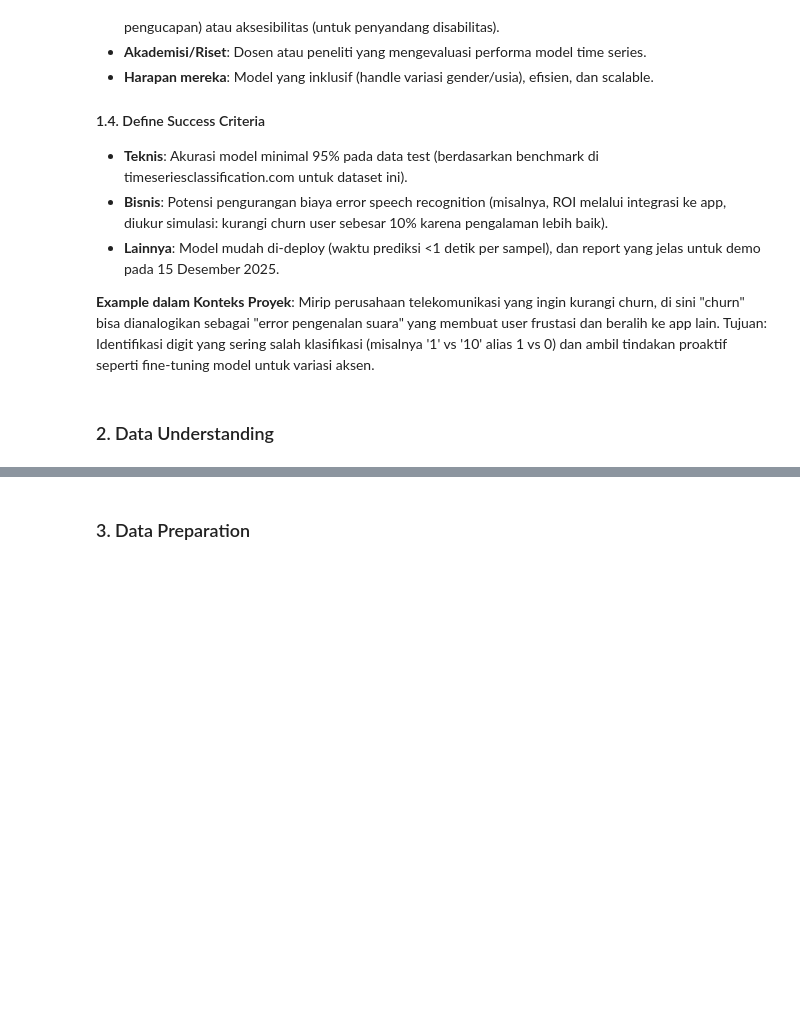
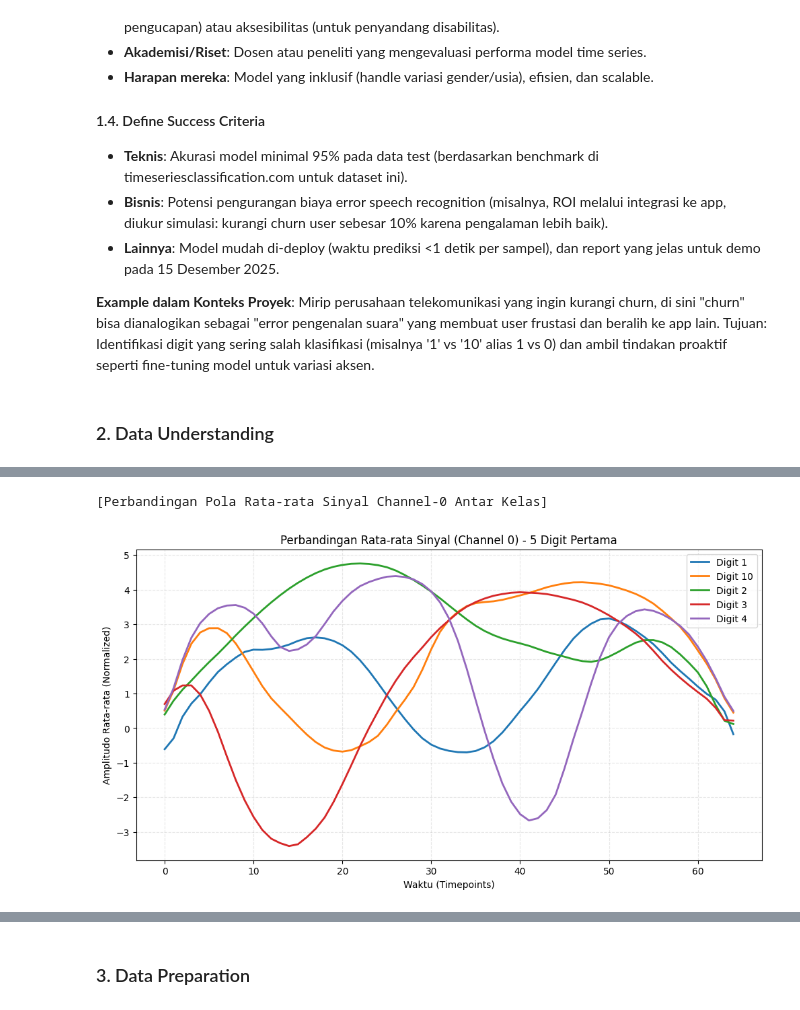
Before and after one commit to rhindottire/Data-Science, a Jupyter notebook: project/UAS.ipynb, the cells around one changed output, grey strips where cells are left out. Saved outputs shown, nothing was run; the diff lists cells and outputs as text; code cells hidden in the pictures; blank space fills up the shorter version.

```diff
--- a/project/UAS.ipynb
+++ b/project/UAS.ipynb
@@ -139,0 +311,25 @@ Tujuan proyek adalah membangun model machine learning yang dapat mengklasifikasi
+# %%
+# --- B. Perbandingan Pola Rata-rata Sinyal (Channel 0) ---
+# Kita ingin melihat apakah "bentuk garis" rata-rata setiap angka berbeda
+print("[Perbandingan Pola Rata-rata Sinyal Channel-0 Antar Kelas]")
+
+plt.figure(figsize=(12, 6))
+# Ambil 5 kelas pertama saja agar grafik tidak terlalu ruwet
+classes_to_compare = unique_classes[:5]
+
+for lbl in classes_to_compare:
+    # Cari semua index yang labelnya 'lbl'
+    idxs = np.where(y == lbl)[0]
+    # Hitung rata-rata sinyal di Channel 0 (coefficient pertama MFCC)
+    mean_signal = np.mean(X[idxs, 0, :], axis=0)
+    plt.plot(mean_signal, label=f"Digit {lbl}", linewidth=2)
+
+plt.title("Perbandingan Rata-rata Sinyal (Channel 0) - 5 Digit Pertama")
+plt.xlabel("Waktu (Timepoints)")
+plt.ylabel("Amplitudo Rata-rata (Normalized)")
+plt.legend(loc='upper right')
+plt.grid(True, linestyle='--', alpha=0.3)
+plt.show()
+# %% [output]
+[Perbandingan Pola Rata-rata Sinyal Channel-0 Antar Kelas]
+[figure, added]
```
Also changed, not shown: parts of 87 cells of this notebook, 1 other file.
